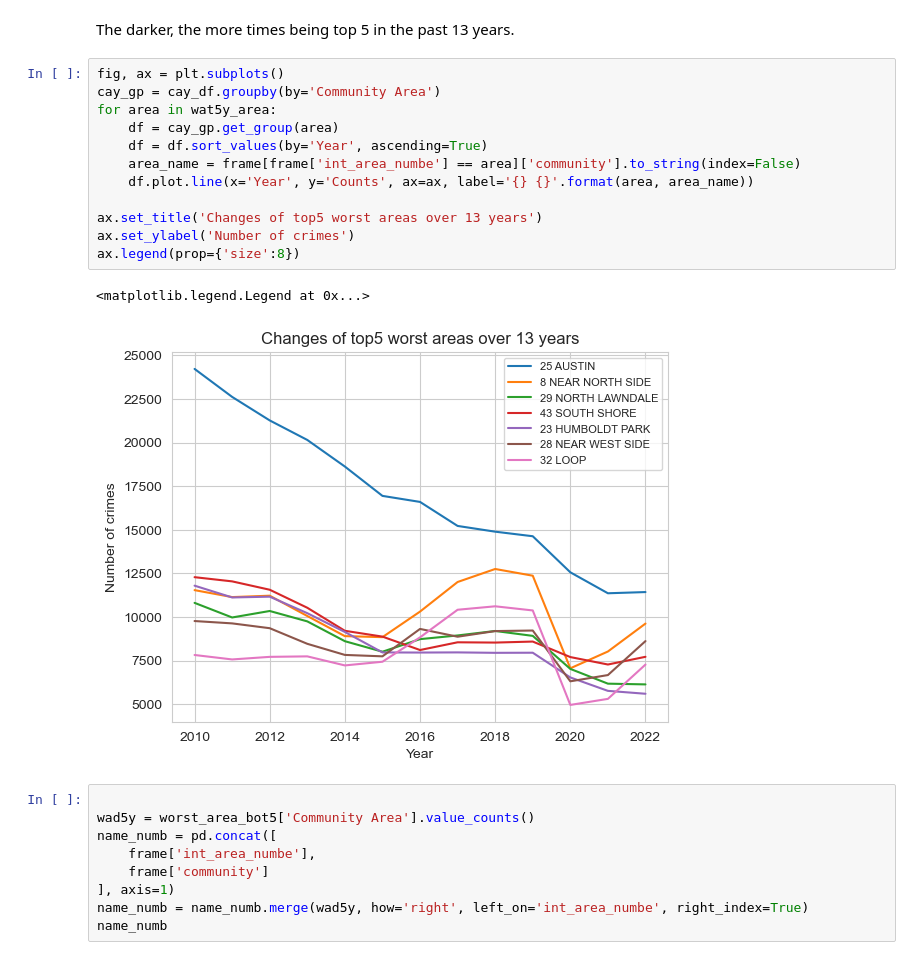
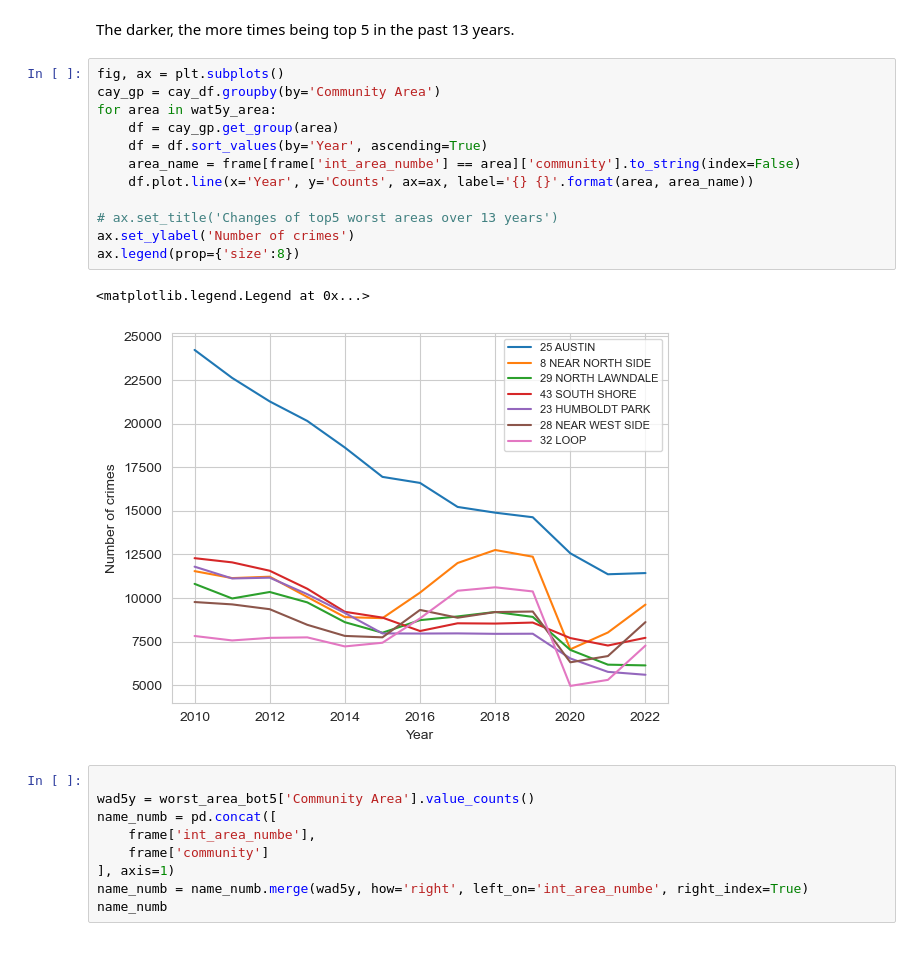
Before and after one commit to COMP5152TEAMWORK/Chicago-Crimes-Analysis, a Jupyter notebook: Chicago Crime Analysis.ipynb, the cells around one changed output. Saved outputs shown, nothing was run; the diff lists cells and outputs as text.

```diff
--- a/Chicago Crime Analysis.ipynb
+++ b/Chicago Crime Analysis.ipynb
@@ -462,18 +462,18 @@ The darker, the more times being top 5 in the past 13 years.
 # %%
 fig, ax = plt.subplots()
 cay_gp = cay_df.groupby(by='Community Area')
 for area in wat5y_area:
     df = cay_gp.get_group(area)
     df = df.sort_values(by='Year', ascending=True)
     area_name = frame[frame['int_area_numbe'] == area]['community'].to_string(index=False)
     df.plot.line(x='Year', y='Counts', ax=ax, label='{} {}'.format(area, area_name))
 
-ax.set_title('Changes of top5 worst areas over 13 years')
+# ax.set_title('Changes of top5 worst areas over 13 years')
 ax.set_ylabel('Number of crimes')
 ax.legend(prop={'size':8})
 # %% [output]
 <matplotlib.legend.Legend at 0x...>
-[figure, old version]
+[figure, new version]
 # %%
 
 wad5y = worst_area_bot5['Community Area'].value_counts()
```
Also changed, not shown: parts of 1 cell of this notebook.
